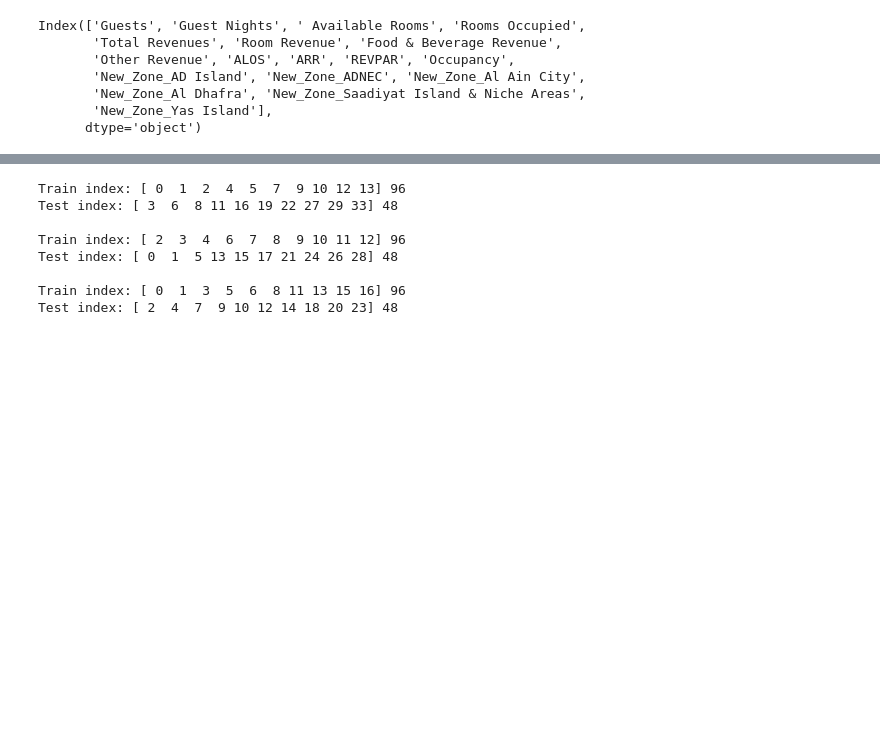
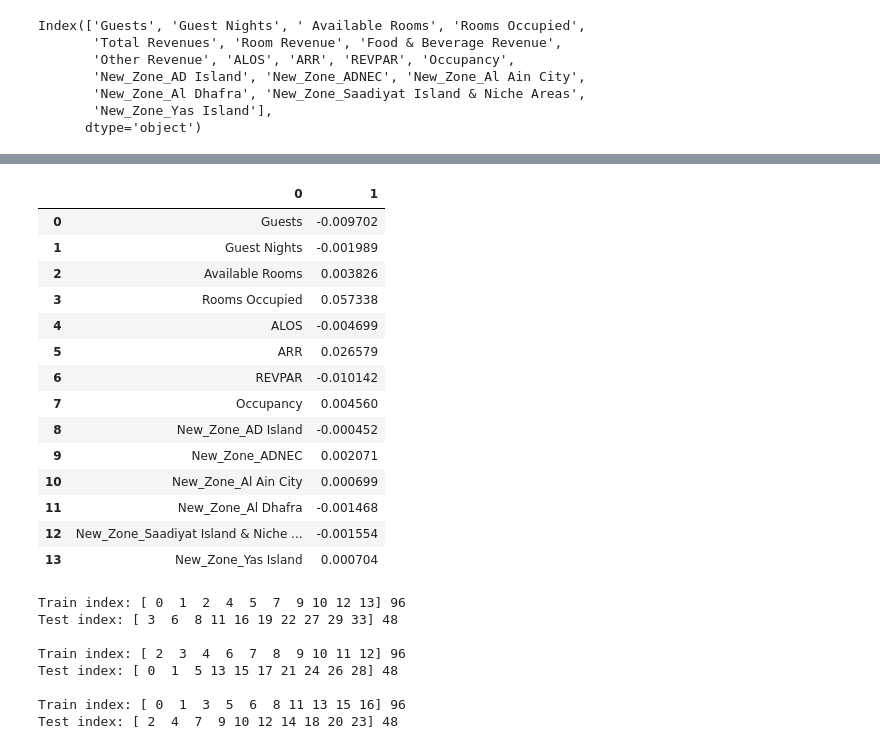
Before and after one commit to khairy84/Hospitality-invest-predictor, a Jupyter notebook: Untitled1.ipynb, the cells around one changed output, grey strips where cells are left out. Cells and saved outputs as stored; diff of their text form; code cells hidden in the pictures; blank space fills up the shorter version.

```diff
--- a/Untitled1.ipynb
+++ b/Untitled1.ipynb
@@ -446,3 +490,21 @@ r2_score(y_test, pred)
+# %%
+pd.DataFrame(list(zip(X.columns, LR.coef_)))
+# %% [output]
+|  | 0 | 1 |
+| 0 | Guests | -0.009702 |
+| 1 | Guest Nights | -0.001989 |
+| 2 | Available Rooms | 0.003826 |
+| 3 | Rooms Occupied | 0.057338 |
+| 4 | ALOS | -0.004699 |
+| 5 | ARR | 0.026579 |
+| 6 | REVPAR | -0.010142 |
+| 7 | Occupancy | 0.004560 |
+| 8 | New_Zone_AD Island | -0.000452 |
+| 9 | New_Zone_ADNEC | 0.002071 |
+| 10 | New_Zone_Al Ain City | 0.000699 |
+| 11 | New_Zone_Al Dhafra | -0.001468 |
+| 12 | New_Zone_Saadiyat Island & Niche ... | -0.001554 |
+| 13 | New_Zone_Yas Island | 0.000704 |
 # %%
 kf = KFold(shuffle=True, random_state=72018, n_splits=3)
 # %%
```
Also changed, not shown: parts of 6 cells of this notebook.
